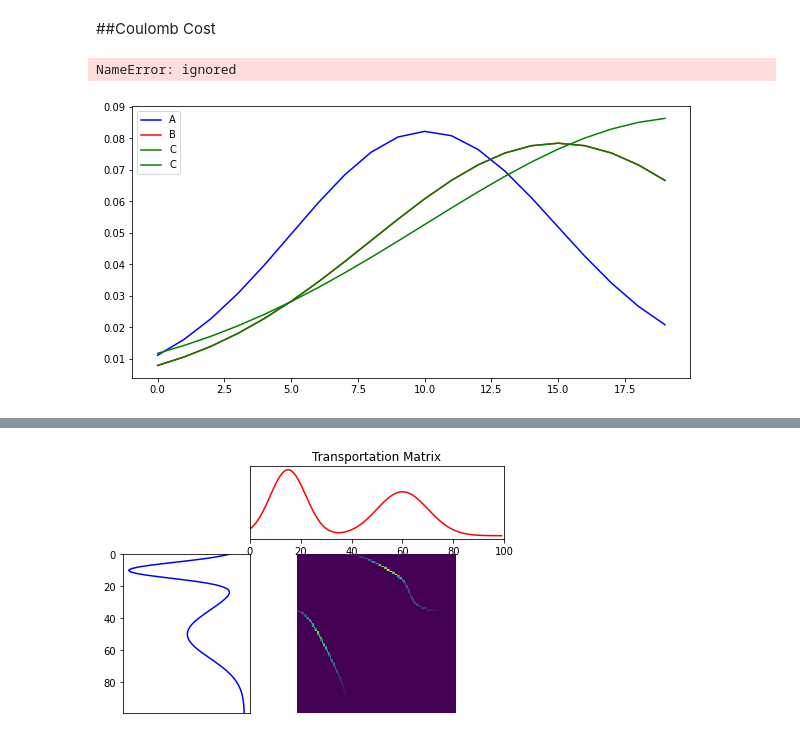
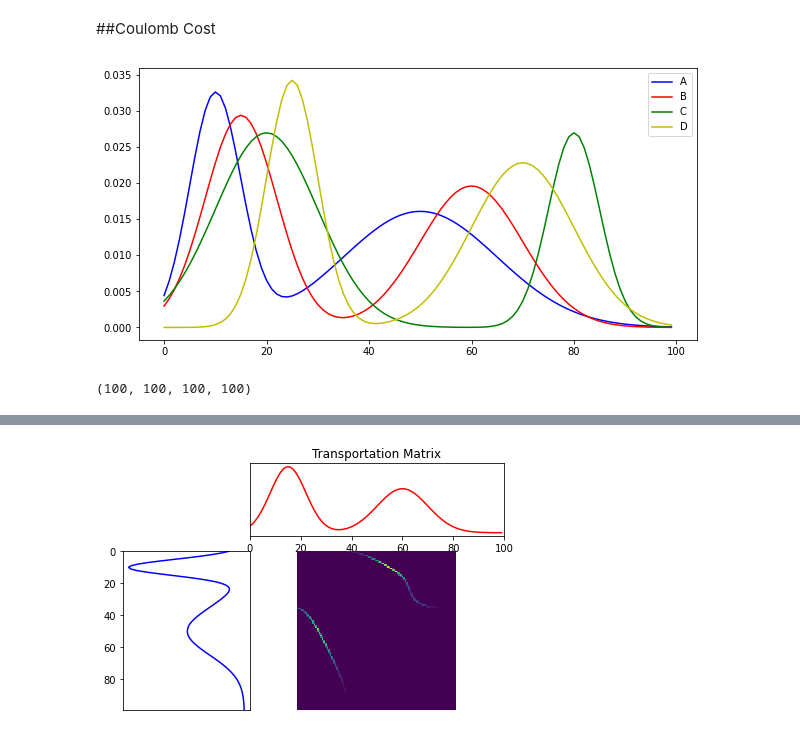
Before and after one commit to ramanakshay/Optimal-Transport, a Jupyter notebook: notebooks/multi_marginal_ot.ipynb, the cells around one changed output, grey strips where cells are left out. Cells and saved outputs as stored; diff of their text form; code cells hidden in the pictures.

```diff
--- a/notebooks/multi_marginal_ot.ipynb
+++ b/notebooks/multi_marginal_ot.ipynb
@@ -139,29 +167,29 @@ def sinkhorn(A,C,epsilon,niter):
 # %%
-n = 3
-size = 20
+n = 4
+size = 100
 
 A = np.empty((n,size), float)
 A[0] = gaussian_mix(size,[10,50],[5,15],[2,1])
 A[1] = gaussian_mix(size,[15,60],[7,10],[1.5,1])
 A[2] = gaussian_mix(size,[20,80],[10,5],[1,1])
-A[3] = gaussian_mix(size,[15,60],[7,10],[1.5,1])
+A[3] = gaussian_mix(size,[25,70],[5,10],[1.5,1])
 
 x = np.array([[i,] for i in range(size)]) # defining the space
 X = np.tile(x.T,(n,1))
-# %% [output]
-NameError: ignored
 # %%
 #Plot distributions
 plt.figure(figsize=(10, 5))
 plt.plot(x, A[0], 'b', label='A')
 plt.plot(x, A[1], 'r', label='B')
 plt.plot(x, A[2], 'g', label='C')
-plt.plot(x, A[3], 'g', label='C')
+plt.plot(x, A[3], 'y', label='D')
 plt.legend()
 plt.show()
 # %% [output]
-[figure, old version]
+[figure, new version]
 # %%
 C = find_cost_tensor(n,X)
 print(C.shape)
+# %% [output]
+(100, 100, 100, 100)
 # %%
```
Also changed, not shown: parts of 7 cells of this notebook.
